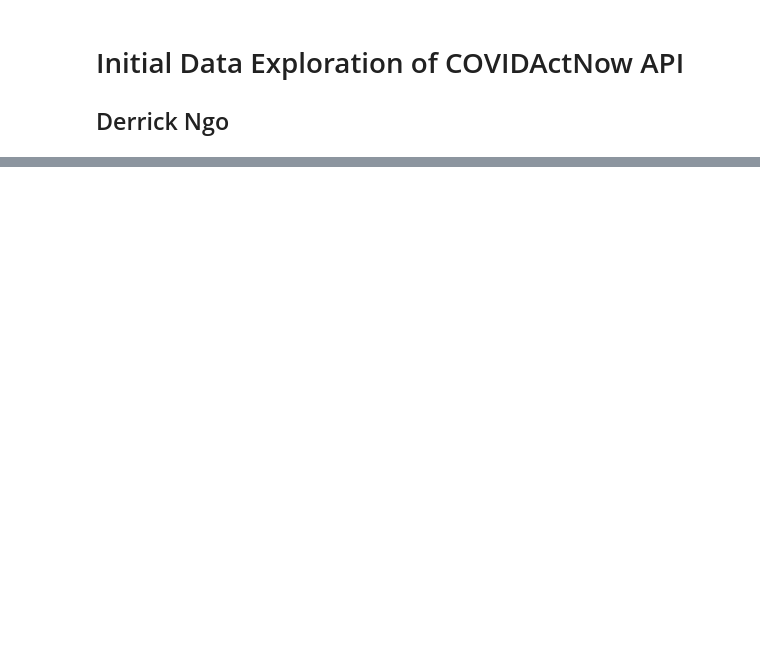
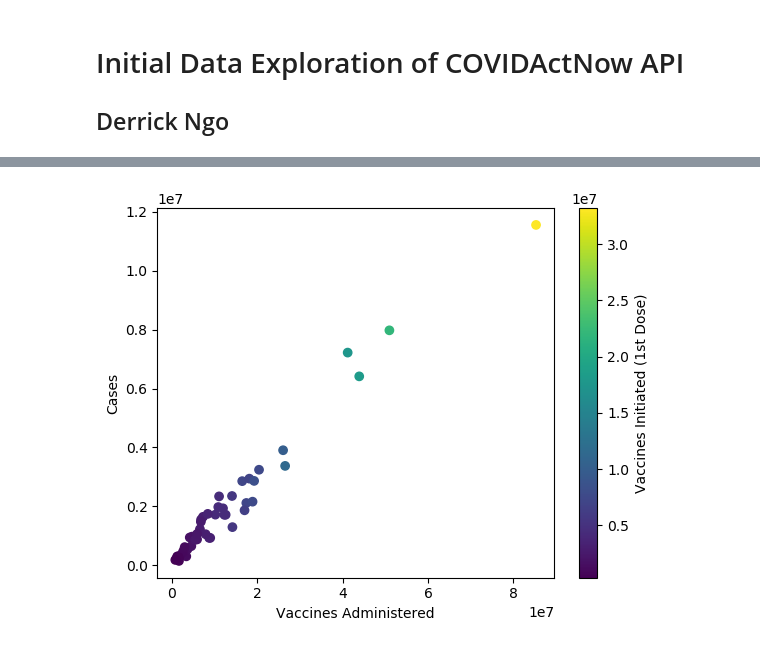
Before and after one commit to xCandy13/bootcamp-project1-healthcare, a Jupyter notebook: initialdata.ipynb, the cells around one changed output, grey strips where cells are left out. Cells and saved outputs as stored; diff of their text form; code cells hidden in the pictures; blank space fills up the shorter version.

```diff
--- a/initialdata.ipynb
+++ b/initialdata.ipynb
@@ -85,0 +167,10 @@ states_df2.to_csv('StatesCleaned.csv')
+# %%
+#Plot Total Cases and Vaccines Administered using Matplotlib, color the data points using the population.
+plt.scatter(vacc_data['Vaccines Administered'],vacc_data['Cases'],c=vacc_data['Vaccines Initiated (1st Dose)'])
+clb = plt.colorbar()
+plt.xlabel("Vaccines Administered")
+plt.ylabel("Cases")
+clb.set_label("Vaccines Initiated (1st Dose)")
+plt.show()
+# %% [output]
+[figure, added]
```
Also changed, not shown: parts of 13 cells of this notebook, 3 other files.
